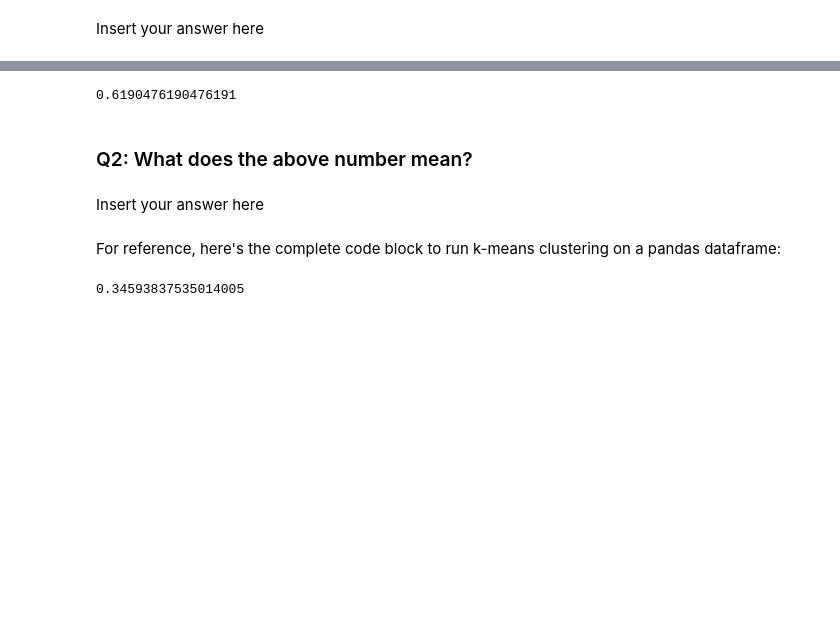
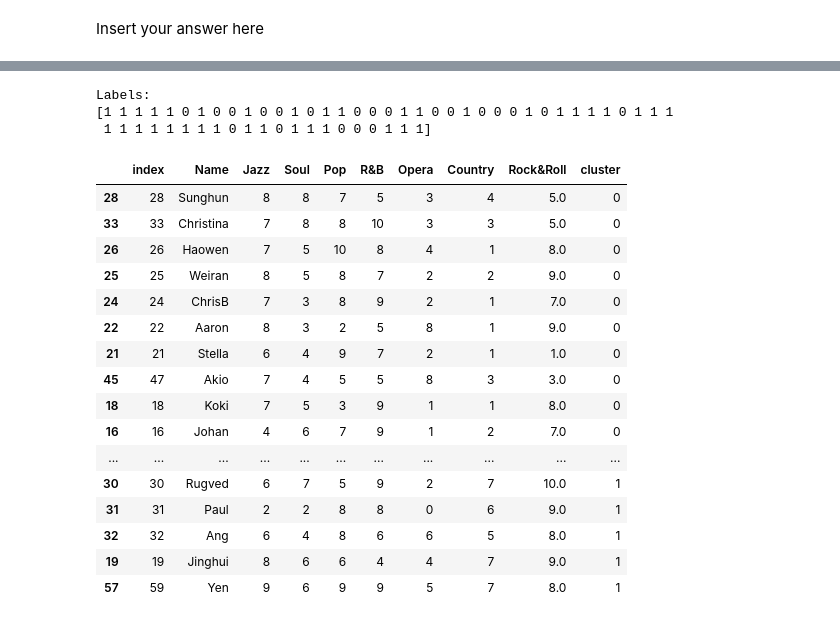
Before and after one commit to anhnguyendepocen/si370, a Jupyter notebook: 370_11_Clustering.ipynb, the cells around one changed output, grey strips where cells are left out. Saved outputs shown, nothing was run; the diff lists cells and outputs as text; code cells hidden in the pictures; blank space fills up the shorter version.

```diff
--- a/370_11_Clustering.ipynb
+++ b/370_11_Clustering.ipynb
@@ -361,35 +195,29 @@ KMeans(algorithm='auto', copy_x=True, init='k-means++', max_iter=300,
-# %%
-correct = 0
-for i in range(len(X)):
-    predict_me = np.array(X[i].astype(float))
-    predict_me = predict_me.reshape(-1, len(predict_me))
-    prediction = kmeans.predict(predict_me)
-    if prediction[0] == y[i]:
-        correct += 1
-
-print(correct/len(X))
-# %% [output]
-0.6190476190476191
-# %% [markdown]
-### Q2: What does the above number mean?
-# %% [markdown]
-Insert your answer here
-# %% [markdown]
-For reference, here's the complete code block to run k-means clustering on a pandas dataframe:
-# %%
-X = np.array(titanic.drop(['Sex'], 1).astype(float))
-y = np.array(titanic['Sex'])
-kmeans = KMeans(n_clusters=2) # You want cluster the passenger records into 2: Survived or Not survived
-kmeans.fit(X)
-
-correct = 0
-for i in range(len(X)):
-    predict_me = np.array(X[i].astype(float))
-    predict_me = predict_me.reshape(-1, len(predict_me))
-    prediction = kmeans.predict(predict_me)
-    if prediction[0] == y[i]:
-        correct += 1
-
-print(correct/len(X))
-# %% [output]
-0.34593837535014005
+# %%
+kmeans = KMeans(n_clusters=2) # start with 2 clusters
+kmeans.fit(music_nonames.values)
+print("Labels:")
+print(kmeans.labels_)
+
+clusters = pd.concat([music,pd.Series(kmeans.labels_,name='cluster')],axis=1)
+clusters.sort_values('cluster')
+# %% [output]
+Labels:
+[1 1 1 1 1 0 1 0 0 1 0 0 1 0 1 1 0 0 0 1 1 0 0 1 0 0 0 1 0 1 1 1 1 0 1 1 1
+ 1 1 1 1 1 1 1 1 0 1 1 0 1 1 1 0 0 0 1 1 1]
+|  | index | Name | Jazz | Soul | Pop | R&B | Opera | Country | Rock&Roll | cluster |
+| 28 | 28 | Sunghun | 8 | 8 | 7 | 5 | 3 | 4 | 5.0 | 0 |
+| 33 | 33 | Christina | 7 | 8 | 8 | 10 | 3 | 3 | 5.0 | 0 |
+| 26 | 26 | Haowen | 7 | 5 | 10 | 8 | 4 | 1 | 8.0 | 0 |
+| 25 | 25 | Weiran | 8 | 5 | 8 | 7 | 2 | 2 | 9.0 | 0 |
+| 24 | 24 | ChrisB | 7 | 3 | 8 | 9 | 2 | 1 | 7.0 | 0 |
+| 22 | 22 | Aaron | 8 | 3 | 2 | 5 | 8 | 1 | 9.0 | 0 |
+| 21 | 21 | Stella | 6 | 4 | 9 | 7 | 2 | 1 | 1.0 | 0 |
+| 45 | 47 | Akio | 7 | 4 | 5 | 5 | 8 | 3 | 3.0 | 0 |
+| 18 | 18 | Koki | 7 | 5 | 3 | 9 | 1 | 1 | 8.0 | 0 |
+| 16 | 16 | Johan | 4 | 6 | 7 | 9 | 1 | 2 | 7.0 | 0 |
+| ... | ... | ... | ... | ... | ... | ... | ... | ... | ... | ... |
+| 30 | 30 | Rugved | 6 | 7 | 5 | 9 | 2 | 7 | 10.0 | 1 |
+| 31 | 31 | Paul | 2 | 2 | 8 | 8 | 0 | 6 | 9.0 | 1 |
+| 32 | 32 | Ang | 6 | 4 | 8 | 6 | 6 | 5 | 8.0 | 1 |
+| 19 | 19 | Jinghui | 8 | 6 | 6 | 4 | 4 | 7 | 9.0 | 1 |
+| 57 | 59 | Yen | 9 | 6 | 9 | 9 | 5 | 7 | 8.0 | 1 |
```
Also changed, not shown: parts of 34 cells of this notebook, 1 other file.
